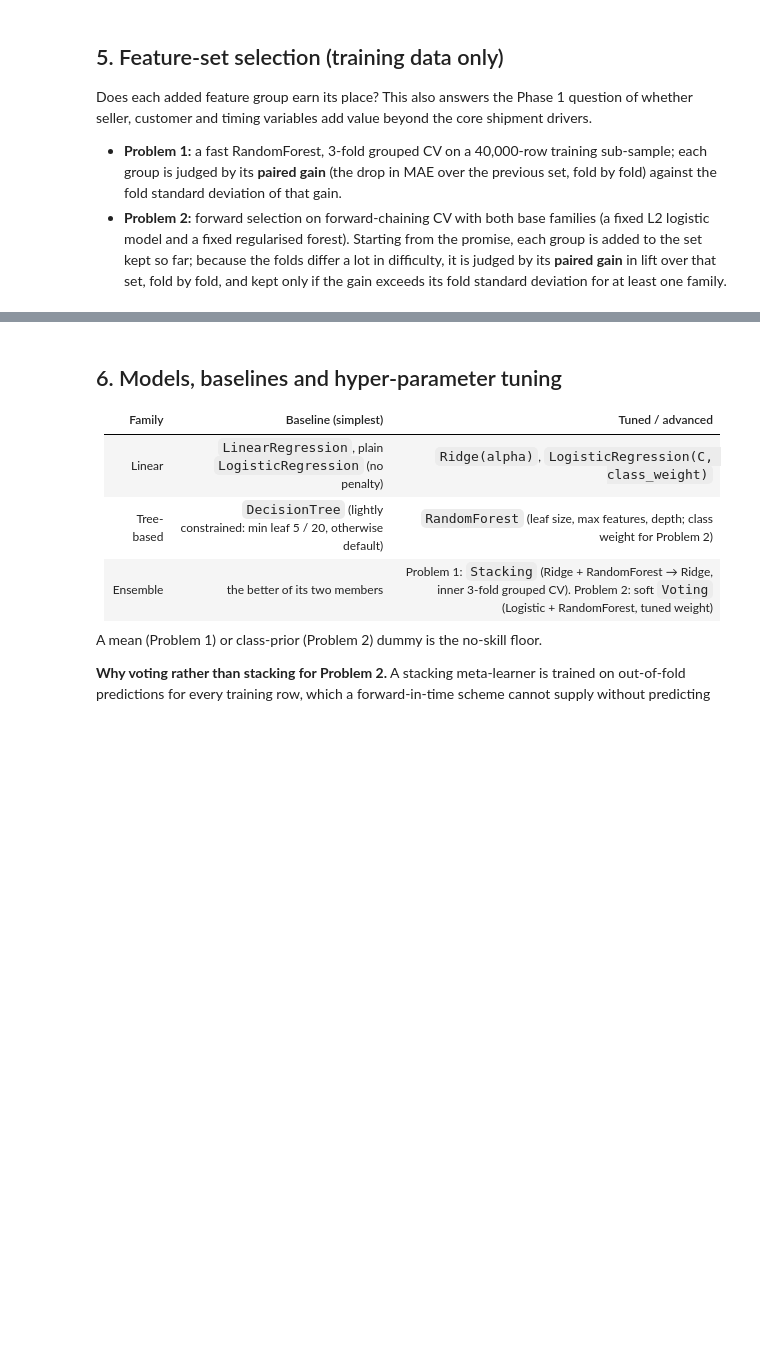
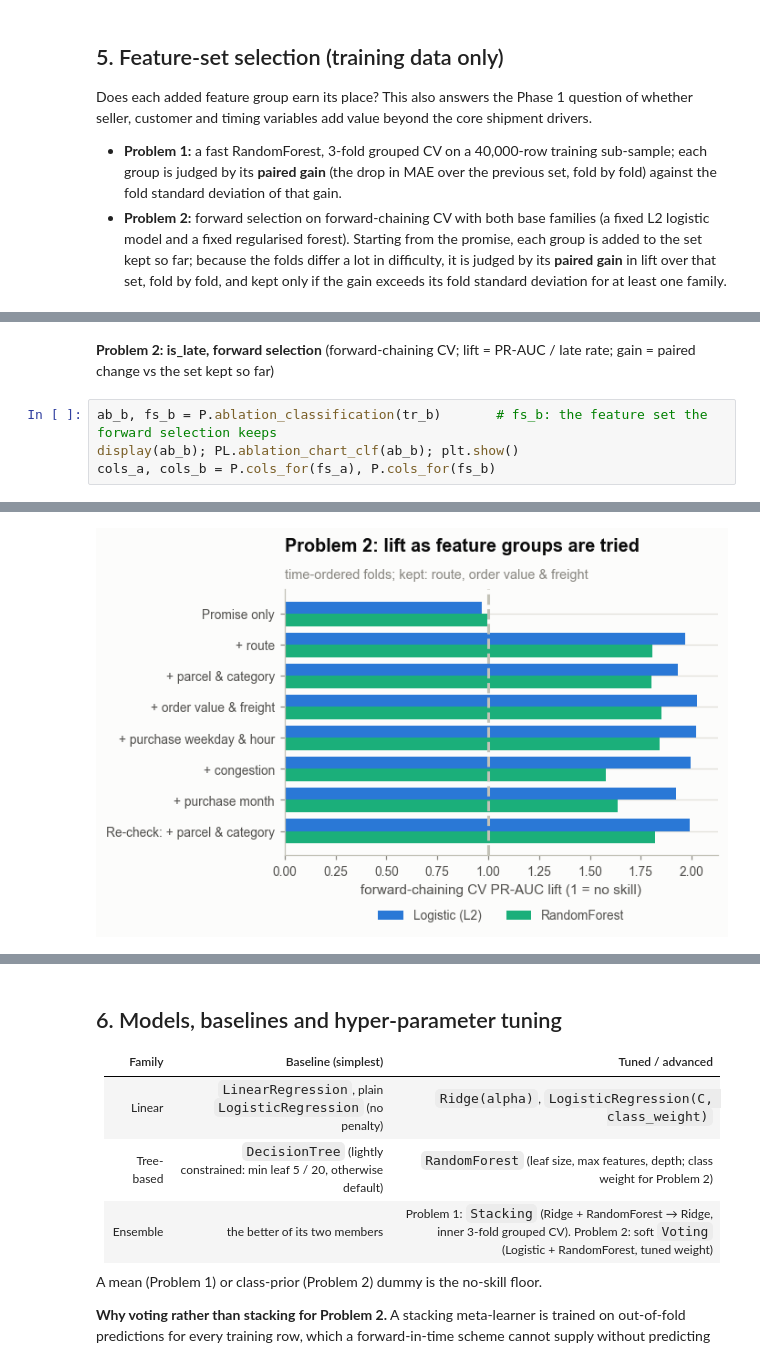
Before and after one commit to likeyou-ky/Team5_IT5006_Ecommerce_Analytics_AY2627Sem1, a Jupyter notebook: notebooks/Team5_Phase2_IT5006_AY2627Sem1.ipynb, the cells around one changed output, grey strips where cells are left out. Saved outputs shown, nothing was run; the diff lists cells and outputs as text; blank space fills up the shorter version.

```diff
--- a/notebooks/Team5_Phase2_IT5006_AY2627Sem1.ipynb
+++ b/notebooks/Team5_Phase2_IT5006_AY2627Sem1.ipynb
@@ -249,0 +244,7 @@ Modelling sets ->  Problem 1: 4 + listing & timing |  Problem 2: promise + route
+# %% [markdown]
+**Problem 2: is_late, forward selection** (forward-chaining CV; lift = PR-AUC / late rate; gain = paired change vs the set kept so far)
+# %%
+ab_b, fs_b = P.ablation_classification(tr_b)       # fs_b: the feature set the forward selection keeps
+display(ab_b); PL.ablation_chart_clf(ab_b); plt.show()
+cols_a, cols_b = P.cols_for(fs_a), P.cols_for(fs_b)
+# %% [output]
@@ -250 +260,2 @@ Modelling sets ->  Problem 1: 4 + listing & timing |  Problem 2: promise + route
+[figure, added]
 # %% [markdown]
```
Also changed, not shown: parts of 100 cells of this notebook, 4 other files.
